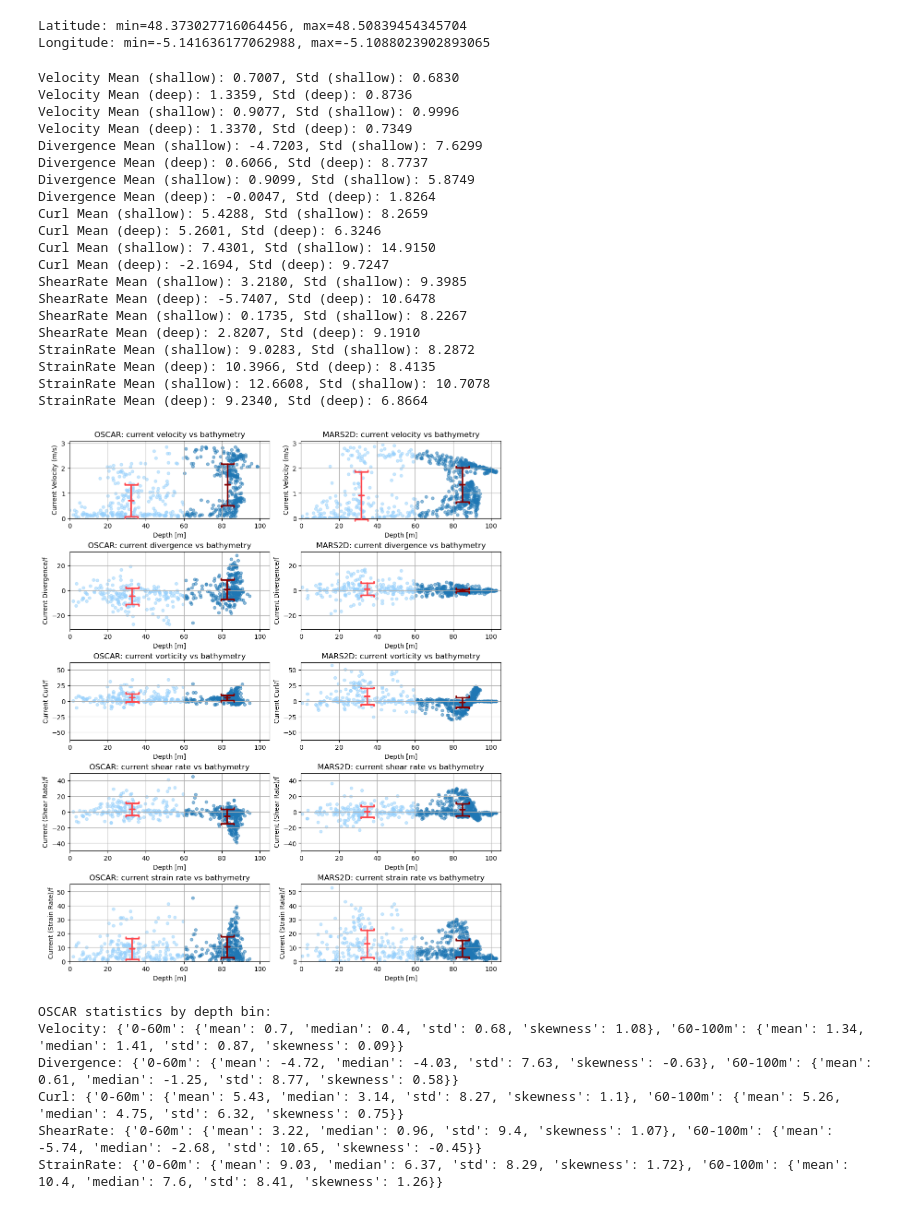
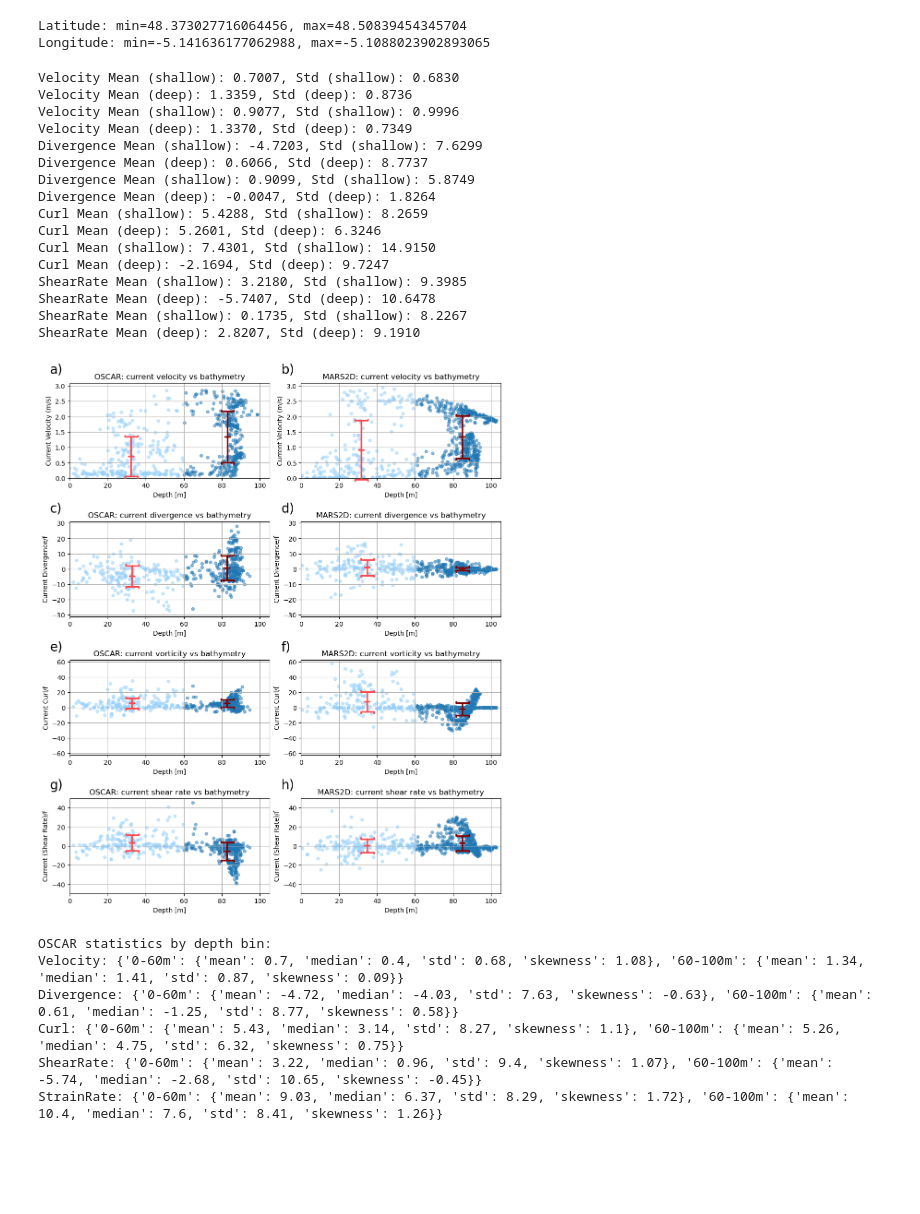
Before and after one commit to JWMichalski/oscarplus, a Jupyter notebook: examples/Iroise Sea divergence paper/Figures_1705.ipynb, the cells around one changed output. Drawn from its saved outputs; the diff is of its cells as text; code cells hidden in the pictures; blank space fills up the shorter version.

Commit message:
remove strain rate; add letters to scatterplots

```diff
--- a/examples/Iroise Sea divergence paper/Figures_1705.ipynb
+++ b/examples/Iroise Sea divergence paper/Figures_1705.ipynb
@@ -191,8 +247,8 @@ plt.savefig("Fig7_MARS2D.png")
 # %% [output]
 [figure]
 # %%
-oscar_lat = OSCAR['latitude'].values
-oscar_lon = OSCAR['longitude'].values
+oscar_lat = OSCAR["latitude"].values
+oscar_lon = OSCAR["longitude"].values
 
 min_lat = np.nanmin(oscar_lat)
 max_lat = np.nanmax(oscar_lat)
@@ -201,9 +257,11 @@ max_lon = np.nanmax(oscar_lon)
 
 print(f"Latitude: min={min_lat}, max={max_lat}")
 print(f"Longitude: min={min_lon}, max={max_lon}")
-min_coords = [min_lon-0.01, max_lon+0.01, min_lat, max_lat+0.001]
+min_coords = [min_lon - 0.01, max_lon + 0.01, min_lat, max_lat + 0.001]
 
-MARS2D_sub = op.tools.utils.cut_to_extent(MARS2D_sub, [min_lon-0.005, max_lon+0.01, min_lat, max_lat+0.005])
+MARS2D_sub = op.tools.utils.cut_to_extent(
+    MARS2D_sub, [min_lon - 0.005, max_lon + 0.01, min_lat, max_lat + 0.005]
+)
 # MARS2D_sub = MARS2D_sub.where(
 #     (MARS2D_sub["longitude"] >= min_lon - 0.01) & (MARS2D_sub["longitude"] <= max_lon) &
 #     (MARS2D_sub["latitude"] >= min_lat) & (MARS2D_sub["latitude"] <= max_lat + 0.001)
@@ -214,28 +272,26 @@ Longitude: min=-5.141636177062988, max=-5.1088023902893065
 # %%
 def interpolate_bathymetry(DS, bathymetry):
     # Prepare interpolator for bathymetry
-    lat_bathy = bathymetry['latitude'].values
-    lon_bathy = bathymetry['longitude'].values
-    elev_bathy = bathymetry['elevation'].values
+    lat_bathy = bathymetry["latitude"].values
+    lon_bathy = bathymetry["longitude"].values
+    elev_bathy = bathymetry["elevation"].values
 
     interp = RegularGridInterpolator(
-        (lat_bathy, lon_bathy),
-        elev_bathy,
-        bounds_error=False,
-        fill_value=np.nan
+        (lat_bathy, lon_bathy), elev_bathy, bounds_error=False, fill_value=np.nan
     )
 
     # Get coordinates
-    DS_lat = DS['latitude'].values
-    DS_lon = DS['longitude'].values
+    DS_lat = DS["latitude"].values
+    DS_lon = DS["longitude"].values
 
     # Flatten coordinate arrays for interpolation
     points = np.column_stack([DS_lat.flatten(), DS_lon.flatten()])
     DS_oscar = -interp(points).reshape(DS_lat.shape)  # negative elevation = depth
 
     # Add depth to OSCAR dataset
-    DS = DS.assign(depth=(('CrossRange', 'GroundRange'), DS_oscar))
+    DS = DS.assign(depth=(("CrossRange", "GroundRange"), DS_oscar))
     return DS
+
 
 OSCAR = interpolate_bathymetry(OSCAR, bathymetry)
 MARS2D_sub = interpolate_bathymetry(MARS2D_sub, bathymetry)
@@ -325,7 +395,7 @@ def scatterplot_row(
         axes[0].set_ylim(0, ylim)
         axes[1].set_ylim(0, ylim)
 # %%
-fig, axes = plt.subplots(5, 2, figsize=(10, 12), constrained_layout=True)
+fig, axes = plt.subplots(4, 2, figsize=(10, 12), constrained_layout=True)
 # fig.subplots_adjust(hspace=1)
 
 scatterplot_row(
@@ -346,45 +416,36 @@ scatterplot_row(
     axes[2],
     OSCAR,
     MARS2D_sub,
     "Curl",
     symmetric_ylim=True,
 )
 scatterplot_row(
     axes[3],
     OSCAR,
     MARS2D_sub,
     "Shear Rate",
     symmetric_ylim=True,
 )
-scatterplot_row(
-    axes[4],
-    OSCAR,
-    MARS2D_sub,
-    "Strain Rate",
-    symmetric_ylim=False,
-)
+
+ph.add_letters(axes)
 # %% [output]
 Velocity Mean (shallow): 0.7007, Std (shallow): 0.6830
 Velocity Mean (deep): 1.3359, Std (deep): 0.8736
 Velocity Mean (shallow): 0.9077, Std (shallow): 0.9996
 Velocity Mean (deep): 1.3370, Std (deep): 0.7349
 Divergence Mean (shallow): -4.7203, Std (shallow): 7.6299
 Divergence Mean (deep): 0.6066, Std (deep): 8.7737
 Divergence Mean (shallow): 0.9099, Std (shallow): 5.8749
 Divergence Mean (deep): -0.0047, Std (deep): 1.8264
 Curl Mean (shallow): 5.4288, Std (shallow): 8.2659
 Curl Mean (deep): 5.2601, Std (deep): 6.3246
 Curl Mean (shallow): 7.4301, Std (shallow): 14.9150
 Curl Mean (deep): -2.1694, Std (deep): 9.7247
 ShearRate Mean (shallow): 3.2180, Std (shallow): 9.3985
 ShearRate Mean (deep): -5.7407, Std (deep): 10.6478
 ShearRate Mean (shallow): 0.1735, Std (shallow): 8.2267
 ShearRate Mean (deep): 2.8207, Std (deep): 9.1910
-StrainRate Mean (shallow): 9.0283, Std (shallow): 8.2872
-StrainRate Mean (deep): 10.3966, Std (deep): 8.4135
-StrainRate Mean (shallow): 12.6608, Std (shallow): 10.7078
-StrainRate Mean (deep): 9.2340, Std (deep): 6.8664
-[figure, old version]
+[figure, new version]
 # %%
 def bin_and_stats(DS, variable, bins=[0, 60, 100]):
     # Flatten arrays
```
Also changed, not shown: parts of 7 cells of this notebook, 1 other file.
